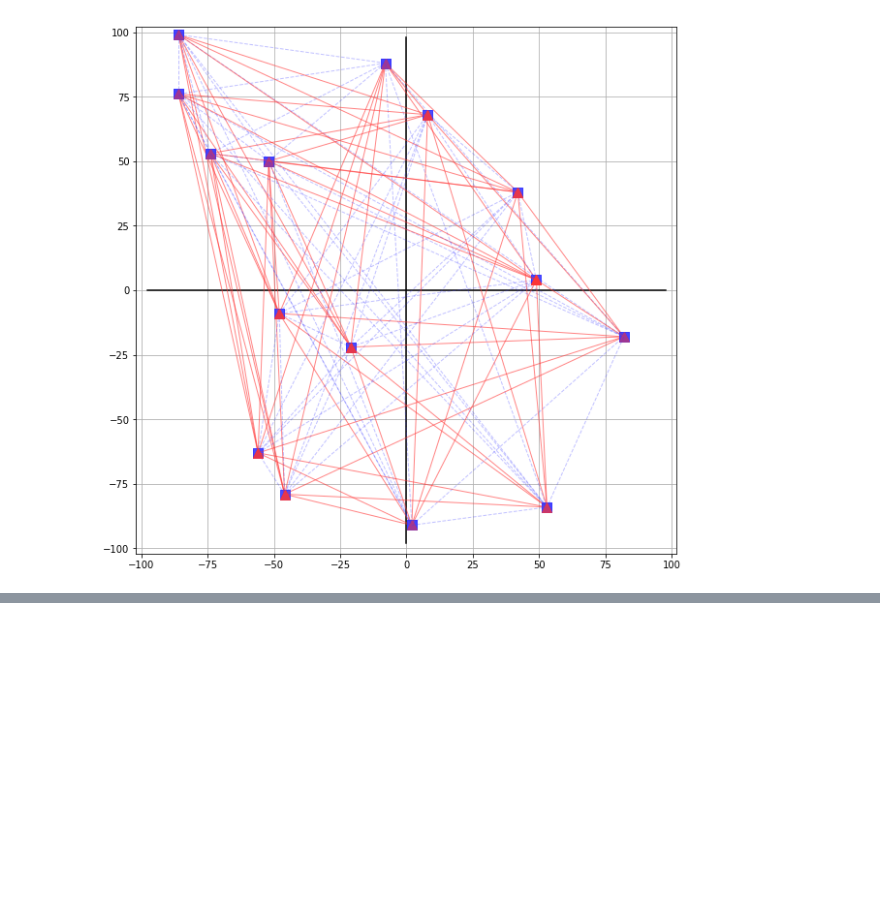
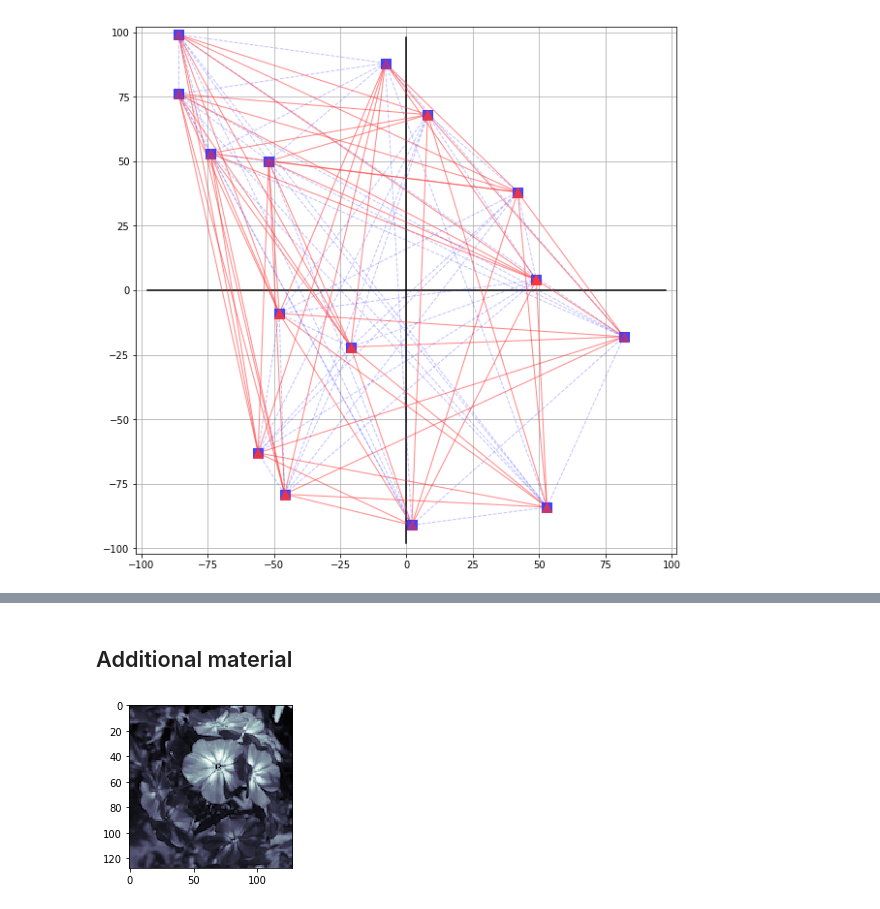
Before and after one commit to OlgaBelitskaya/instagram, a Jupyter notebook: instagram_python.ipynb, the cells around one changed output, grey strips where cells are left out. Drawn from its saved outputs; the diff is of its cells as text; code cells hidden in the pictures; blank space fills up the shorter version.

```diff
--- a/instagram_python.ipynb
+++ b/instagram_python.ipynb
@@ -30,0 +126,8 @@ for i in range(N):
+# %% [markdown]
+## Additional material
+# %%
+grey_img = img[...,1]
+fig = pylab.figure(figsize=(3,3)); ax = fig.add_subplot(111)
+ax.imshow(grey_img,cmap=pylab.cm.bone);
+# %% [output]
+[figure, added]
```
Also changed, not shown: parts of 12 cells of this notebook.
